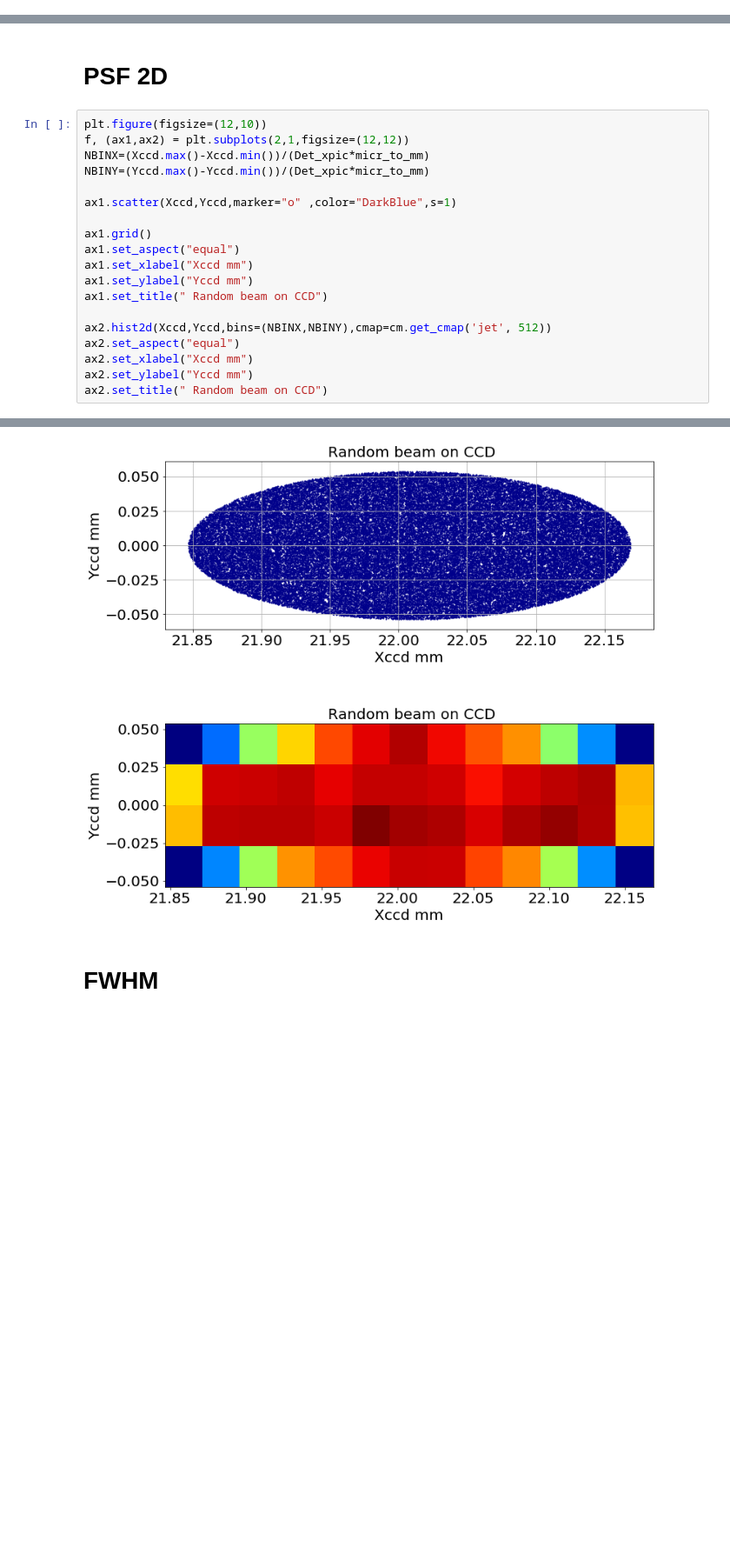
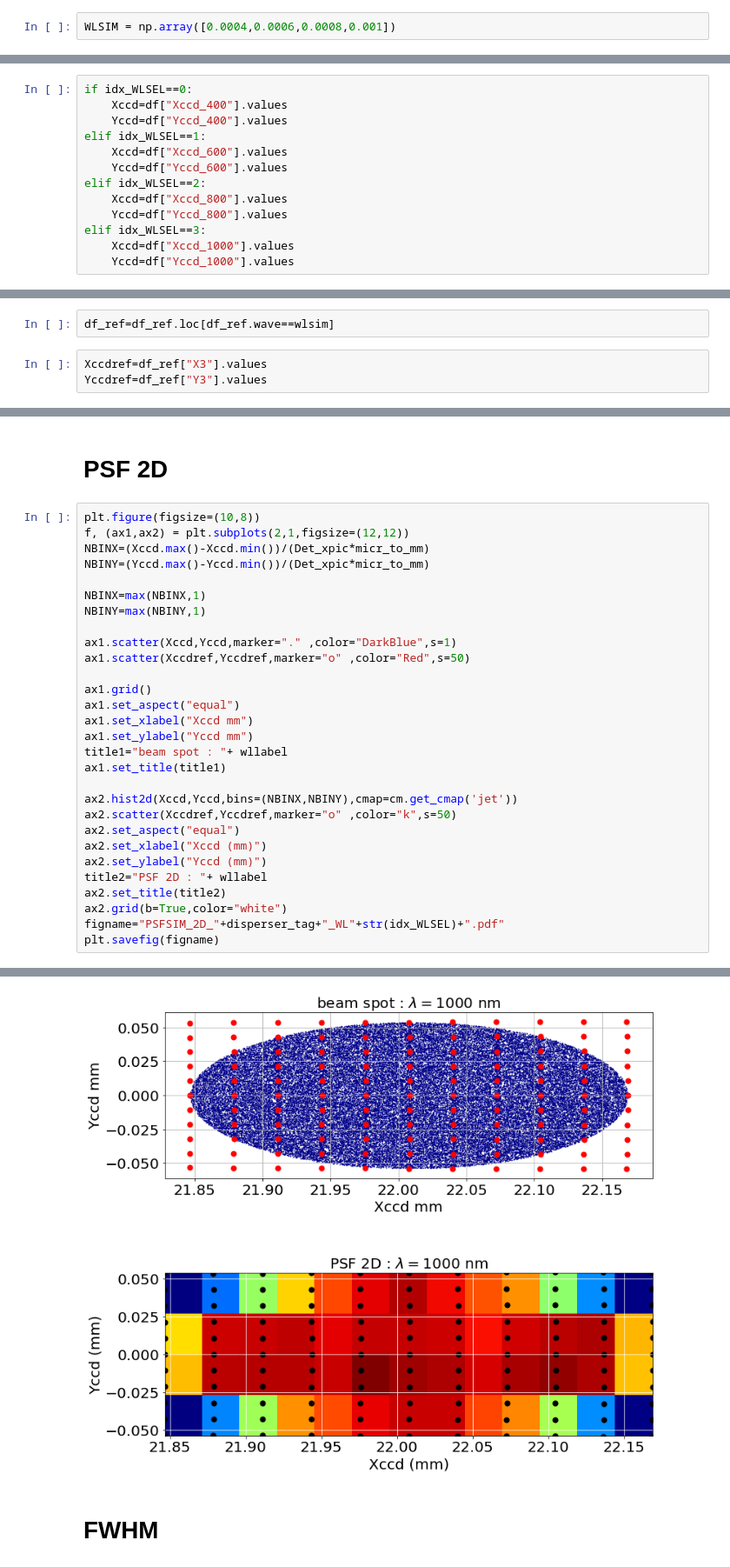
Before and after one commit to sylvielsstfr/OpticSimWthB4, a Jupyter notebook: DrawPSF/notebooks/AnaInterpolatedPSF.ipynb, the cells around one changed output, grey strips where cells are left out. Shown at 87% size. Cells and saved outputs as stored; diff of their text form; blank space fills up the shorter version.

```diff
--- a/DrawPSF/notebooks/AnaInterpolatedPSF.ipynb
+++ b/DrawPSF/notebooks/AnaInterpolatedPSF.ipynb
@@ -215,0 +221,2 @@ Yccd=df["Yccd_1000"].values
+# %%
+WLSIM = np.array([0.0004,0.0006,0.0008,0.001])
@@ -215,0 +229,13 @@ Yccd=df["Yccd_1000"].values
+# %%
+if idx_WLSEL==0:
+    Xccd=df["Xccd_400"].values
+    Yccd=df["Yccd_400"].values
+elif idx_WLSEL==1:
+    Xccd=df["Xccd_600"].values
+    Yccd=df["Yccd_600"].values
+elif idx_WLSEL==2:
+    Xccd=df["Xccd_800"].values
+    Yccd=df["Yccd_800"].values
+elif idx_WLSEL==3:
+    Xccd=df["Xccd_1000"].values
+    Yccd=df["Yccd_1000"].values
@@ -215,0 +244,5 @@ Yccd=df["Yccd_1000"].values
+# %%
+df_ref=df_ref.loc[df_ref.wave==wlsim]
+# %%
+Xccdref=df_ref["X3"].values
+Yccdref=df_ref["Y3"].values
@@ -216,22 +256,32 @@ Yccd=df["Yccd_1000"].values
 # %% [markdown]
 # PSF 2D
 # %%
-plt.figure(figsize=(12,10))
+plt.figure(figsize=(10,8))
 f, (ax1,ax2) = plt.subplots(2,1,figsize=(12,12))
 NBINX=(Xccd.max()-Xccd.min())/(Det_xpic*micr_to_mm)
 NBINY=(Yccd.max()-Yccd.min())/(Det_xpic*micr_to_mm)
 
-ax1.scatter(Xccd,Yccd,marker="o" ,color="DarkBlue",s=1)
+NBINX=max(NBINX,1)
+NBINY=max(NBINY,1)
+
+ax1.scatter(Xccd,Yccd,marker="." ,color="DarkBlue",s=1)
+ax1.scatter(Xccdref,Yccdref,marker="o" ,color="Red",s=50)
 
 ax1.grid()
 ax1.set_aspect("equal")
 ax1.set_xlabel("Xccd mm")
 ax1.set_ylabel("Yccd mm")
-ax1.set_title(" Random beam on CCD")
+title1="beam spot : "+ wllabel
+ax1.set_title(title1)
 
-ax2.hist2d(Xccd,Yccd,bins=(NBINX,NBINY),cmap=cm.get_cmap('jet', 512))
+ax2.hist2d(Xccd,Yccd,bins=(NBINX,NBINY),cmap=cm.get_cmap('jet'))
+ax2.scatter(Xccdref,Yccdref,marker="o" ,color="k",s=50)
 ax2.set_aspect("equal")
-ax2.set_xlabel("Xccd mm")
-ax2.set_ylabel("Yccd mm")
-ax2.set_title(" Random beam on CCD")
+ax2.set_xlabel("Xccd (mm)")
+ax2.set_ylabel("Yccd (mm)")
+title2="PSF 2D : "+ wllabel
+ax2.set_title(title2)
+ax2.grid(b=True,color="white")
+figname="PSFSIM_2D_"+disperser_tag+"_WL"+str(idx_WLSEL)+".pdf"
+plt.savefig(figname)
 # %% [output]
@@ -240,4 +289,4 @@ Text(0.5, 1.0, ' Random beam on CCD')
-[figure, old version]
+[figure, new version]
 # %% [markdown]
 # FWHM
 # %%
```
Also changed, not shown: parts of 28 cells of this notebook, 2 other files.
